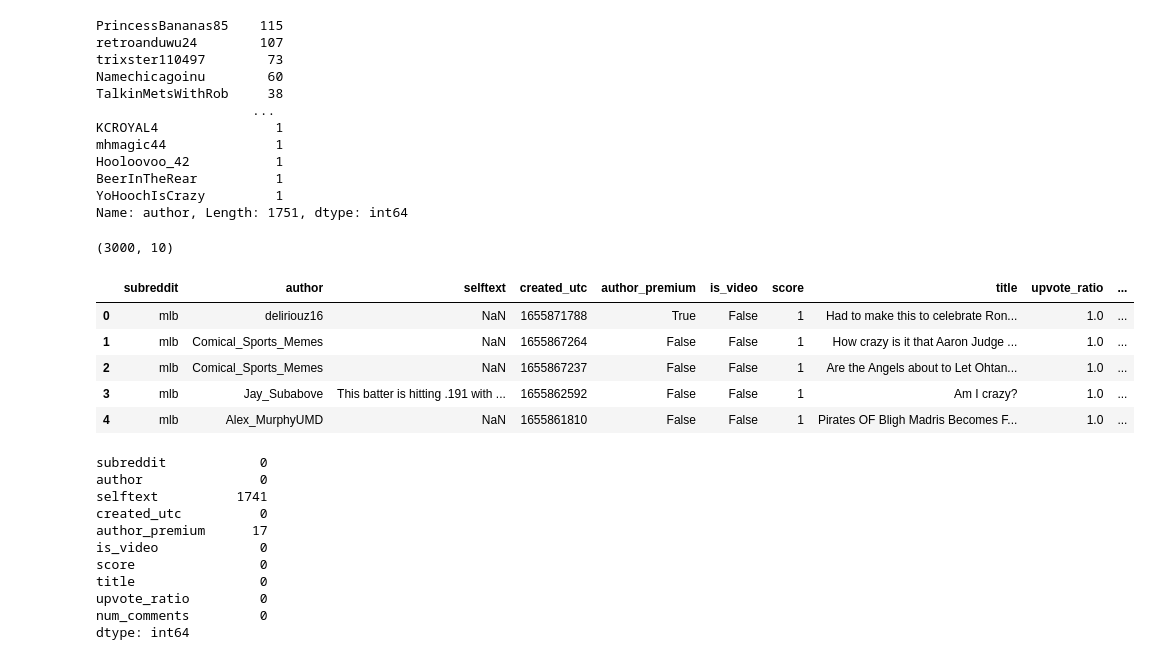
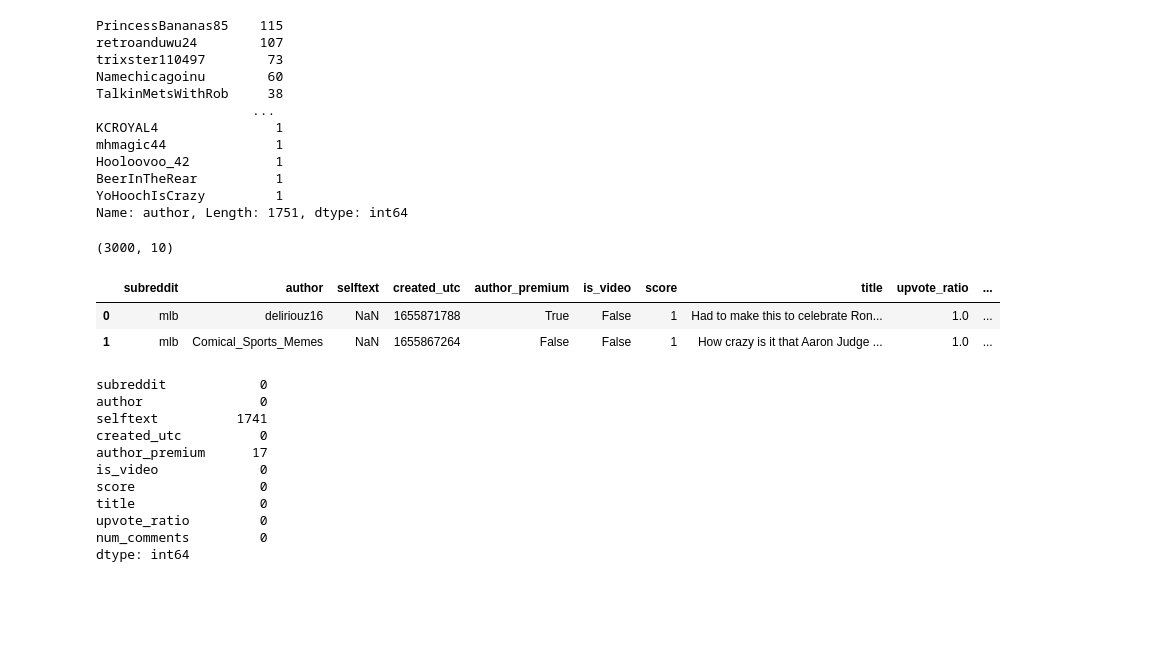
Before and after one commit to pemurp19/Web-Scraping-and-NLP---Reddit, a Jupyter notebook: code/Cleaning and EDA.ipynb, the cells around one changed output. Drawn from its saved outputs; the diff is of its cells as text; code cells hidden in the pictures; blank space fills up the shorter version.

```diff
--- a/code/Cleaning and EDA.ipynb
+++ b/code/Cleaning and EDA.ipynb
@@ -165,17 +169,14 @@ Name: author, Length: 1751, dtype: int64
 # %%
 # narrow columns to ones we want to look at further
 mlb = mlb[['subreddit', 'author', 'selftext', 'created_utc', 'author_premium','is_video','score','title', 'upvote_ratio','num_comments']]
 
 print(mlb.shape)
-mlb.head()
+mlb.head(2)
 # %% [output]
 (3000, 10)
 |  | subreddit | author | selftext | created_utc | author_premium | is_video | score | title | upvote_ratio | ... |
 | 0 | mlb | deliriouz16 | NaN | 1655871788 | True | False | 1 | Had to make this to celebrate Ron... | 1.0 | ... |
 | 1 | mlb | Comical_Sports_Memes | NaN | 1655867264 | False | False | 1 | How crazy is it that Aaron Judge ... | 1.0 | ... |
-| 2 | mlb | Comical_Sports_Memes | NaN | 1655867237 | False | False | 1 | Are the Angels about to Let Ohtan... | 1.0 | ... |
-| 3 | mlb | Jay_Subabove | This batter is hitting .191 with ... | 1655862592 | False | False | 1 | Am I crazy? | 1.0 | ... |
-| 4 | mlb | Alex_MurphyUMD | NaN | 1655861810 | False | False | 1 | Pirates OF Bligh Madris Becomes F... | 1.0 | ... |
 # %%
 # examine nulls and potential rows to drop
 # drop all rows where text is null
```
Also changed, not shown: parts of 74 cells of this notebook, 3 other files.
